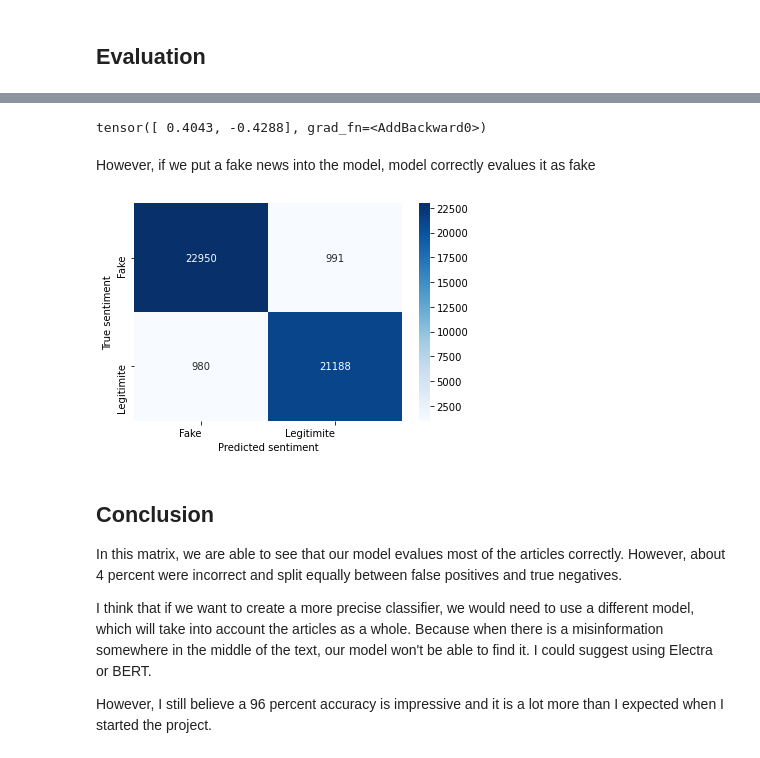
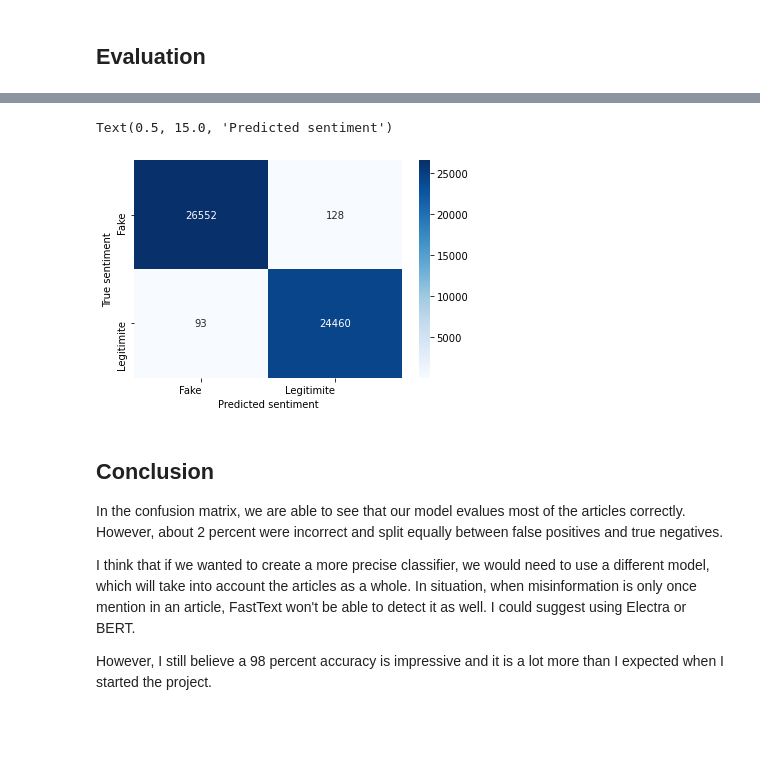
Before and after one commit to MichalBravansky/FakeNewsDetection, a Jupyter notebook: fake_news_classifier.ipynb, the cells around one changed output, grey strips where cells are left out. Cells and saved outputs as stored; diff of their text form; code cells hidden in the pictures; blank space fills up the shorter version.

Commit message:
Project updated

```diff
--- a/fake_news_classifier.ipynb
+++ b/fake_news_classifier.ipynb
@@ -227,0 +66,2 @@ Wall time: 40.5 s
+# %%
+df=pd.concat([df["vector_representation"].apply(pd.Series), df.drop("vector_representation",axis=1)], axis = 1)
@@ -227,0 +78,2 @@ Wall time: 40.5 s
+# %%
+classifier=XGBClassifier()
@@ -227,0 +82,3 @@ Wall time: 40.5 s
+# %%
+X=df.drop(["title","content","label"],axis=1)
+y=df["label"]
@@ -249,6 +100,0 @@ Here we tried putting a legitimite article into the model. You can see that our
-# %%
-model(torch.from_numpy(get_vector_representation("You Can Smell Hillary's Fear","Daniel Greenfield, a Shillman Journalism Fellow at the Freedom Center, is a New York writer focusing on radical Islam. In the final stretch of the election, Hillary Rodham Clinton has gone to war with the FBI. The word â€śunprecedentedâ€ť has been thrown around so often this election that it ought to be retired. But itâ€™s still unprecedented for the nominee of a major political party to go war with the FBI. But thatâ€™s exactly what Hillary and her people have done. Coma patients just waking up now and watching an hour of CNN from their hospital beds would assume that FBI Director James Comey is Hillaryâ€™s opponent in this election. The FBI is under attack by everyone from Obama to CNN. Hillary people have circulated a letter attacking Comey. There are currently more media hit pieces lambasting him than targeting Trump. It wouldnt be too surprising if the Clintons or their allies were to start running attack ads against the FBI. The FBI leadership is being warned that the entire left-wing establishment will form a lynch mob if they continue going after Hillary. And the FBI credibility is being attacked by the media and the Democrats to preemptively head off")))
-# %% [output]
-tensor([ 0.4043, -0.4288], grad_fn=<AddBackward0>)
-# %% [markdown]
-However, if we put a fake news into the model, model correctly evalues it as fake
@@ -274,21 +101,22 @@ matrix_data=get_results(model,train_data_loader)
+# %%
+predicted=classifier.predict(X)
 # %%
-def show_confusion_matrix(confusion_matrix):
-  hmap = sns.heatmap(confusion_matrix, annot=True, fmt="d", cmap="Blues")
-  hmap.yaxis.set_ticklabels(hmap.yaxis.get_ticklabels(), ha='right')
-  hmap.xaxis.set_ticklabels(hmap.xaxis.get_ticklabels(), ha='right')
-  plt.ylabel('True sentiment')
-  plt.xlabel('Predicted sentiment');
+cm = confusion_matrix(predicted, y)
+df_cm = pd.DataFrame(cm, index=["Fake","Legitimite"], columns=["Fake","Legitimite"])
 
-cm = confusion_matrix(matrix_data[0], matrix_data[1])
-df_cm = pd.DataFrame(cm, index=["Fake","Legitimite"], columns=["Fake","Legitimite"])
-show_confusion_matrix(df_cm)
+hmap = sns.heatmap(df_cm, annot=True, fmt="d", cmap="Blues")
+hmap.yaxis.set_ticklabels(hmap.yaxis.get_ticklabels(), ha='right')
+hmap.xaxis.set_ticklabels(hmap.xaxis.get_ticklabels(), ha='right')
+plt.ylabel('True sentiment')
+plt.xlabel('Predicted sentiment')
 # %% [output]
+Text(0.5, 15.0, 'Predicted sentiment')
-[figure, old version]
+[figure, new version]
 # %% [markdown]
 ## Conclusion
 
-In this matrix, we are able to see that our model evalues most of the articles correctly. However, about 4 percent were incorrect and split equally between false positives and true negatives.
+In the confusion matrix, we are able to see that our model evalues most of the articles correctly. However, about 2 percent were incorrect and split equally between false positives and true negatives.
 
-I think that if we want to create a more precise classifier, we would need to use a different model, which will take into account the articles as a whole. Because when there is a misinformation somewhere in the middle of the text, our model won't be able to find it. I could suggest using Electra or BERT.
+I think that if we wanted to create a more precise classifier, we would need to use a different model, which will take into account the articles as a whole. In situation, when misinformation is only once mention in an article, FastText won't be able to detect it as well. I could suggest using Electra or BERT.
 
-However, I still believe a 96 percent accuracy is impressive and it is a lot more than I expected when I started the project.
+However, I still believe a 98 percent accuracy is impressive and it is a lot more than I expected when I started the project.
```
Also changed, not shown: parts of 30 cells of this notebook.
